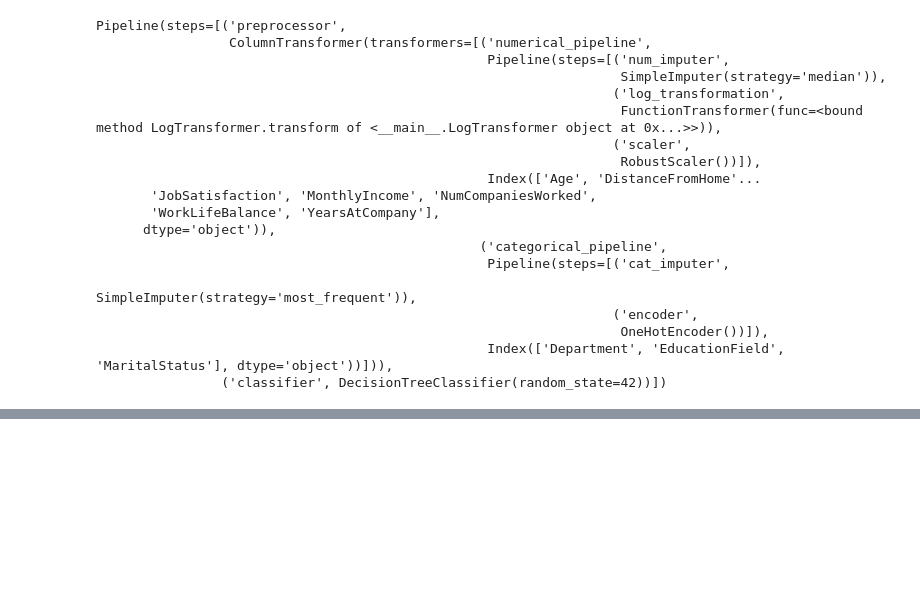
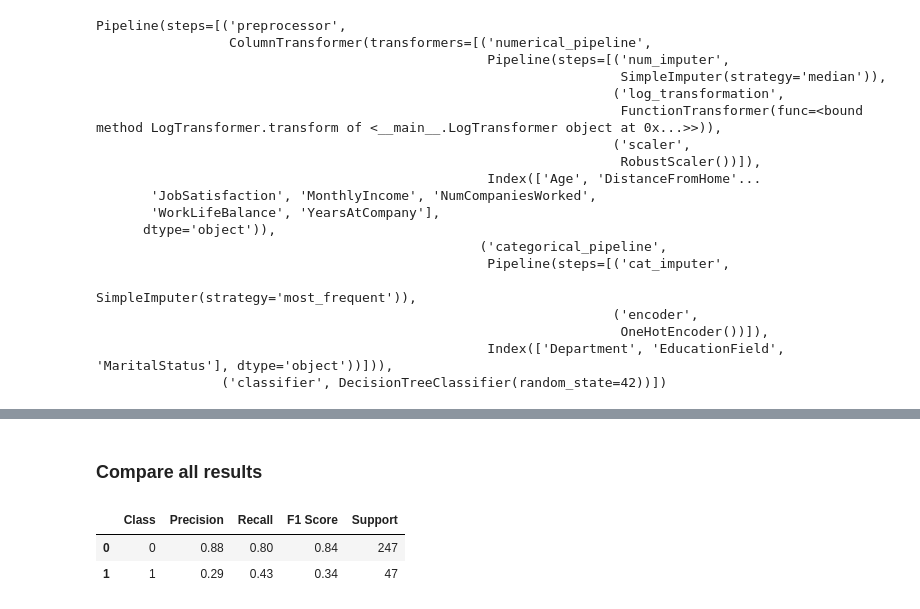
Before and after one commit to coderacheal/IBM-Attrition-Prediction, a Jupyter notebook: notebook.ipynb, the cells around one changed output, grey strips where cells are left out. Cells and saved outputs as stored; diff of their text form; code cells hidden in the pictures; blank space fills up the shorter version.

```diff
--- a/notebook.ipynb
+++ b/notebook.ipynb
@@ -521,0 +785,32 @@ Name: Attrition, Length: 1176, dtype: object
+# %% [markdown]
+### Compare all results
+# %%
+classification_report_str = classification_report(y_true=y_test_encoded, y_pred=svc_y_pred)
+
+# Parse the classification report string
+lines = classification_report_str.split('\n')[2:-5]  # Extract relevant lines
+
+metrics_data = []
+for line in lines:
+    tokens = line.split()
+    class_name = tokens[0]
+    precision = float(tokens[1])
+    recall = float(tokens[2])
+    f1_score = float(tokens[3])
+    support = int(tokens[4])
+
+    metrics_data.append({
+        'Class': class_name,
+        'Precision': precision,
+        'Recall': recall,
+        'F1 Score': f1_score,
+        'Support': support
+    })
+
+# Create a DataFrame
+metrics_df = pd.DataFrame(metrics_data)
+metrics_df
+# %% [output]
+|  | Class | Precision | Recall | F1 Score | Support |
+| 0 | 0 | 0.88 | 0.80 | 0.84 | 247 |
+| 1 | 1 | 0.29 | 0.43 | 0.34 | 47 |
```
Also changed, not shown: parts of 26 cells of this notebook, 1 other file.
